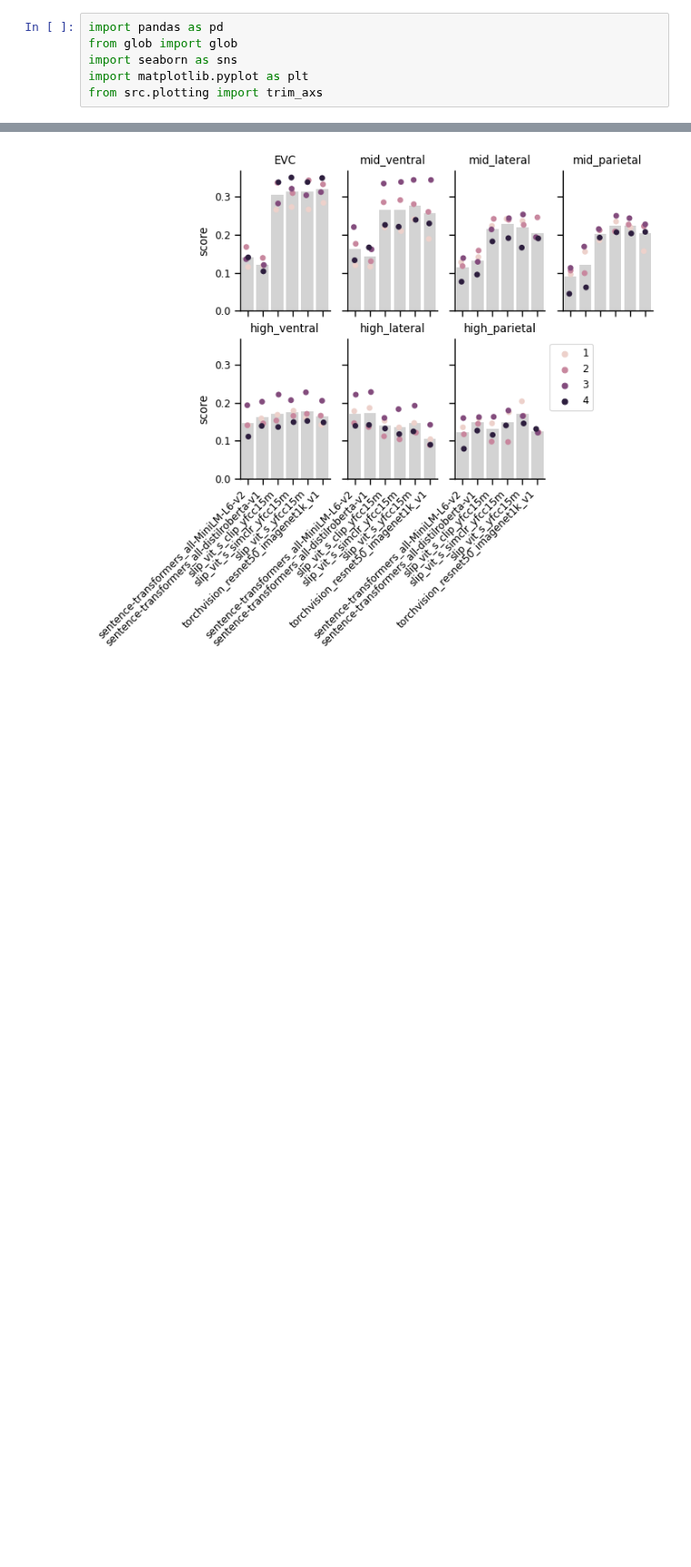
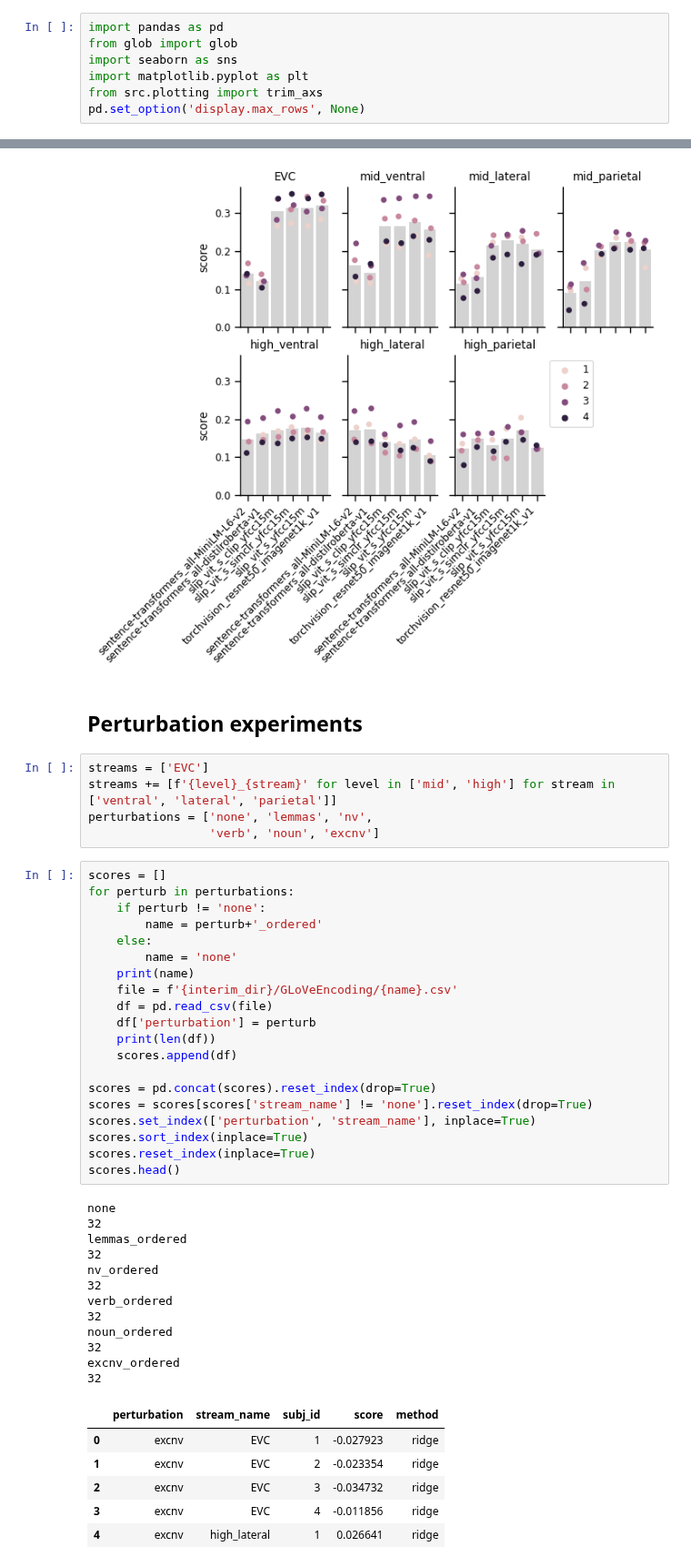
Before and after one commit to Isik-lab/SIfMRI_modeling, a Jupyter notebook: notebooks/modeling_exploration.ipynb, the cells around one changed output, grey strips where cells are left out. Shown at 91% size. Saved outputs shown, nothing was run; the diff lists cells and outputs as text; blank space fills up the shorter version.

```diff
--- a/notebooks/modeling_exploration.ipynb
+++ b/notebooks/modeling_exploration.ipynb
@@ -6,6 +6,7 @@ from glob import glob
 import seaborn as sns
 import matplotlib.pyplot as plt
 from src.plotting import trim_axs
+pd.set_option('display.max_rows', None)
 # %%
 top_dir = '/Users/emcmaho7/Dropbox/projects/SI_fmri/SIfMRI_modeling'
 interim_dir = f'{top_dir}/data/interim'
@@ -88,3 +91,49 @@ for ax, (stream, stream_df) in zip(axes, stream_group):
 # plt.tight_layout()
 # %% [output]
 [figure]
+# %% [markdown]
+## Perturbation experiments
+# %%
+streams = ['EVC']
+streams += [f'{level}_{stream}' for level in ['mid', 'high'] for stream in ['ventral', 'lateral', 'parietal']]
+perturbations = ['none', 'lemmas', 'nv',
+                 'verb', 'noun', 'excnv']
+# %%
+scores = []
+for perturb in perturbations:
+    if perturb != 'none':
+        name = perturb+'_ordered'
+    else:
+        name = 'none'
+    print(name)
+    file = f'{interim_dir}/GLoVeEncoding/{name}.csv'
+    df = pd.read_csv(file)
+    df['perturbation'] = perturb
+    print(len(df))
+    scores.append(df)
+
+scores = pd.concat(scores).reset_index(drop=True)
+scores = scores[scores['stream_name'] != 'none'].reset_index(drop=True)
+scores.set_index(['perturbation', 'stream_name'], inplace=True)
+scores.sort_index(inplace=True)
+scores.reset_index(inplace=True)
+scores.head()
+# %% [output]
+none
+32
+lemmas_ordered
+32
+nv_ordered
+32
+verb_ordered
+32
+noun_ordered
+32
+excnv_ordered
+32
+|  | perturbation | stream_name | subj_id | score | method |
+| 0 | excnv | EVC | 1 | -0.027923 | ridge |
+| 1 | excnv | EVC | 2 | -0.023354 | ridge |
+| 2 | excnv | EVC | 3 | -0.034732 | ridge |
+| 3 | excnv | EVC | 4 | -0.011856 | ridge |
+| 4 | excnv | high_lateral | 1 | 0.026641 | ridge |
```
Also changed, not shown: parts of 4 cells of this notebook, 6 other files.
